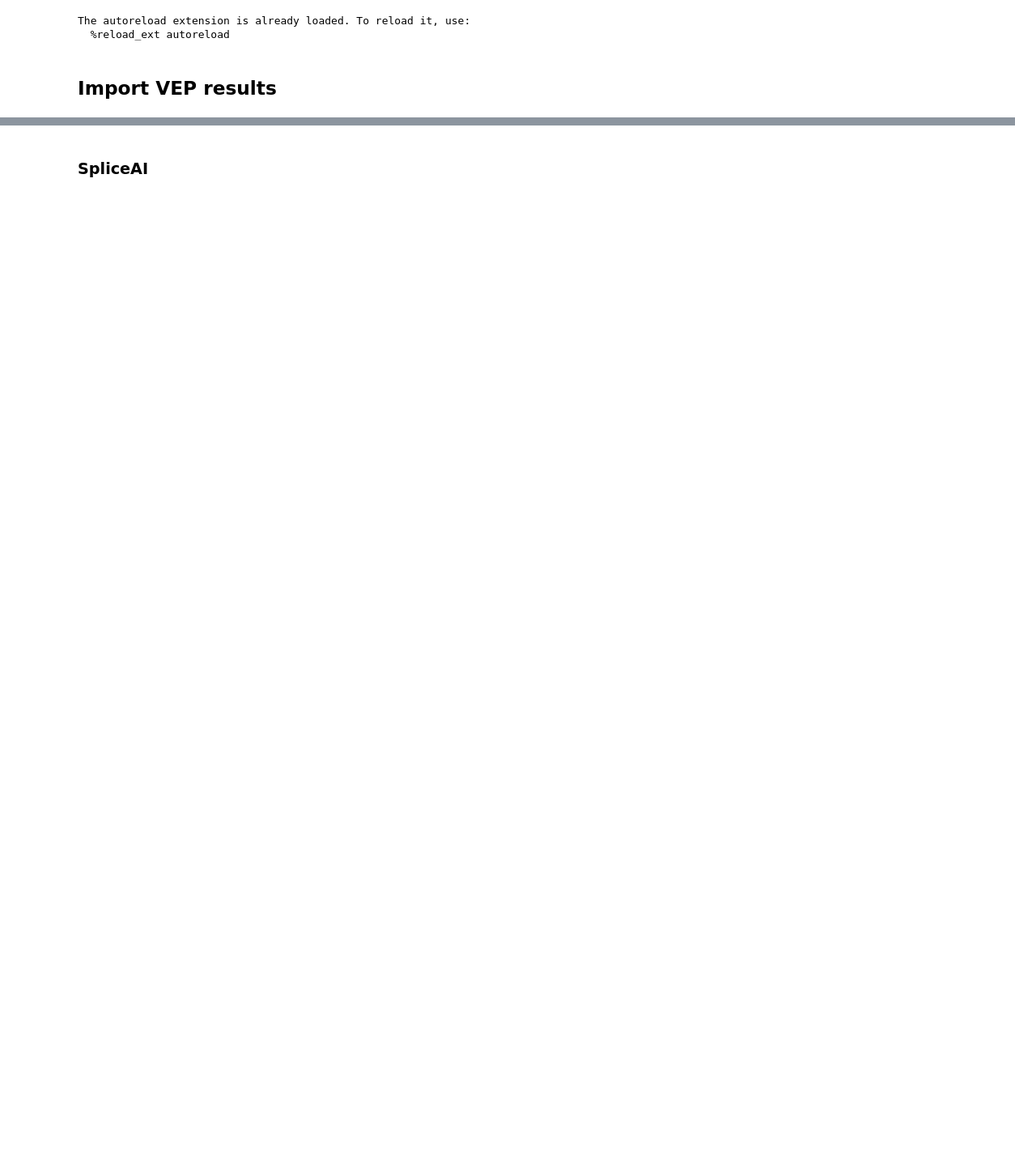
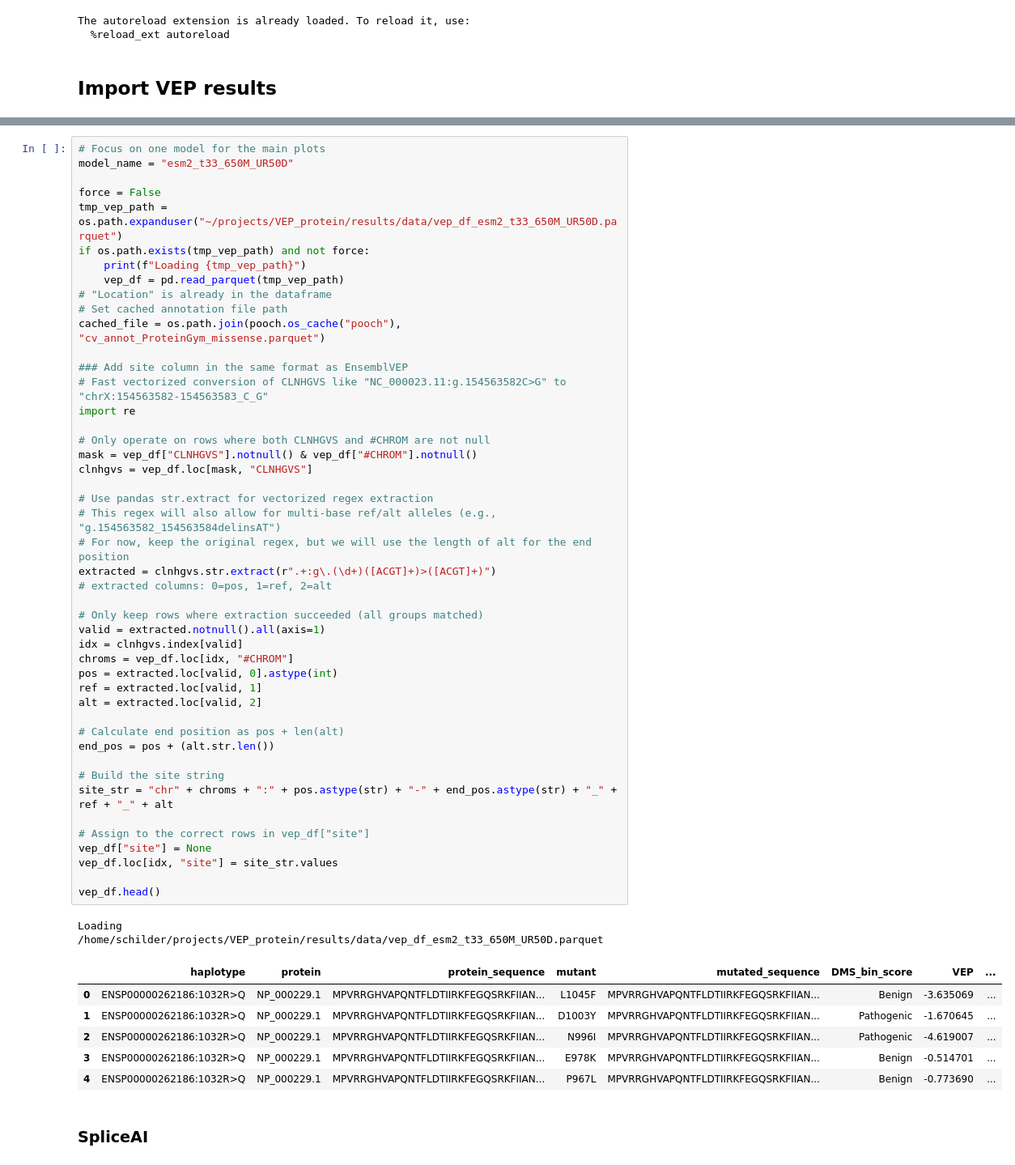
Before and after one commit to bschilder/VEP_DNA, a Jupyter notebook: notebooks/ensemblVEP_annotations.ipynb, the cells around one changed output, grey strips where cells are left out. Shown at 81% size. Saved outputs shown, nothing was run; the diff lists cells and outputs as text; blank space fills up the shorter version.

```diff
--- a/notebooks/ensemblVEP_annotations.ipynb
+++ b/notebooks/ensemblVEP_annotations.ipynb
@@ -31,3 +34,57 @@ The autoreload extension is already loaded. To reload it, use:
+# %%
+# Focus on one model for the main plots
+model_name = "esm2_t33_650M_UR50D"
+
+force = False
+tmp_vep_path = os.path.expanduser("~/projects/VEP_protein/results/data/vep_df_esm2_t33_650M_UR50D.parquet")
+if os.path.exists(tmp_vep_path) and not force:
+    print(f"Loading {tmp_vep_path}")
+    vep_df = pd.read_parquet(tmp_vep_path)
+# "Location" is already in the dataframe
+# Set cached annotation file path
+cached_file = os.path.join(pooch.os_cache("pooch"), "cv_annot_ProteinGym_missense.parquet")
+
+### Add site column in the same format as EnsemblVEP
+# Fast vectorized conversion of CLNHGVS like "NC_000023.11:g.154563582C>G" to "chrX:154563582-154563583_C_G"
+import re
+
+# Only operate on rows where both CLNHGVS and #CHROM are not null
+mask = vep_df["CLNHGVS"].notnull() & vep_df["#CHROM"].notnull()
+clnhgvs = vep_df.loc[mask, "CLNHGVS"]
+
+# Use pandas str.extract for vectorized regex extraction
+# This regex will also allow for multi-base ref/alt alleles (e.g., "g.154563582_154563584delinsAT")
+# For now, keep the original regex, but we will use the length of alt for the end position
+extracted = clnhgvs.str.extract(r".+:g\.(\d+)([ACGT]+)>([ACGT]+)")
+# extracted columns: 0=pos, 1=ref, 2=alt
+
+# Only keep rows where extraction succeeded (all groups matched)
+valid = extracted.notnull().all(axis=1)
+idx = clnhgvs.index[valid]
+chroms = vep_df.loc[idx, "#CHROM"]
+pos = extracted.loc[valid, 0].astype(int)
+ref = extracted.loc[valid, 1]
+alt = extracted.loc[valid, 2]
+
+# Calculate end position as pos + len(alt)
+end_pos = pos + (alt.str.len())
+
+# Build the site string
+site_str = "chr" + chroms + ":" + pos.astype(str) + "-" + end_pos.astype(str) + "_" + ref + "_" + alt
+
+# Assign to the correct rows in vep_df["site"]
+vep_df["site"] = None
+vep_df.loc[idx, "site"] = site_str.values
+
+vep_df.head()
+# %% [output]
+Loading /home/schilder/projects/VEP_protein/results/data/vep_df_esm2_t33_650M_UR50D.parquet
+|  | haplotype | protein | protein_sequence | mutant | mutated_sequence | DMS_bin_score | VEP | ... |
+| 0 | ENSP00000262186:1032R>Q | NP_000229.1 | MPVRRGHVAPQNTFLDTIIRKFEGQSRKFIIAN... | L1045F | MPVRRGHVAPQNTFLDTIIRKFEGQSRKFIIAN... | Benign | -3.635069 | ... |
+| 1 | ENSP00000262186:1032R>Q | NP_000229.1 | MPVRRGHVAPQNTFLDTIIRKFEGQSRKFIIAN... | D1003Y | MPVRRGHVAPQNTFLDTIIRKFEGQSRKFIIAN... | Pathogenic | -1.670645 | ... |
+| 2 | ENSP00000262186:1032R>Q | NP_000229.1 | MPVRRGHVAPQNTFLDTIIRKFEGQSRKFIIAN... | N996I | MPVRRGHVAPQNTFLDTIIRKFEGQSRKFIIAN... | Pathogenic | -4.619007 | ... |
+| 3 | ENSP00000262186:1032R>Q | NP_000229.1 | MPVRRGHVAPQNTFLDTIIRKFEGQSRKFIIAN... | E978K | MPVRRGHVAPQNTFLDTIIRKFEGQSRKFIIAN... | Benign | -0.514701 | ... |
+| 4 | ENSP00000262186:1032R>Q | NP_000229.1 | MPVRRGHVAPQNTFLDTIIRKFEGQSRKFIIAN... | P967L | MPVRRGHVAPQNTFLDTIIRKFEGQSRKFIIAN... | Benign | -0.773690 | ... |
 # %% [markdown]
 ### SpliceAI
 # %%
```
Also changed, not shown: parts of 11 cells of this notebook, 4 other files.
